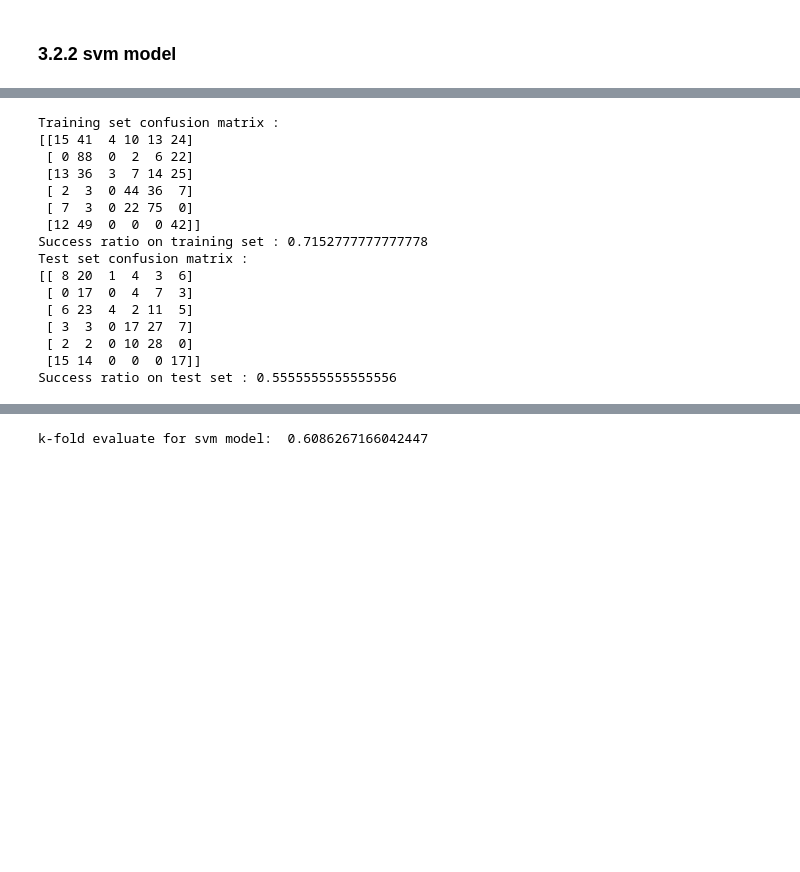
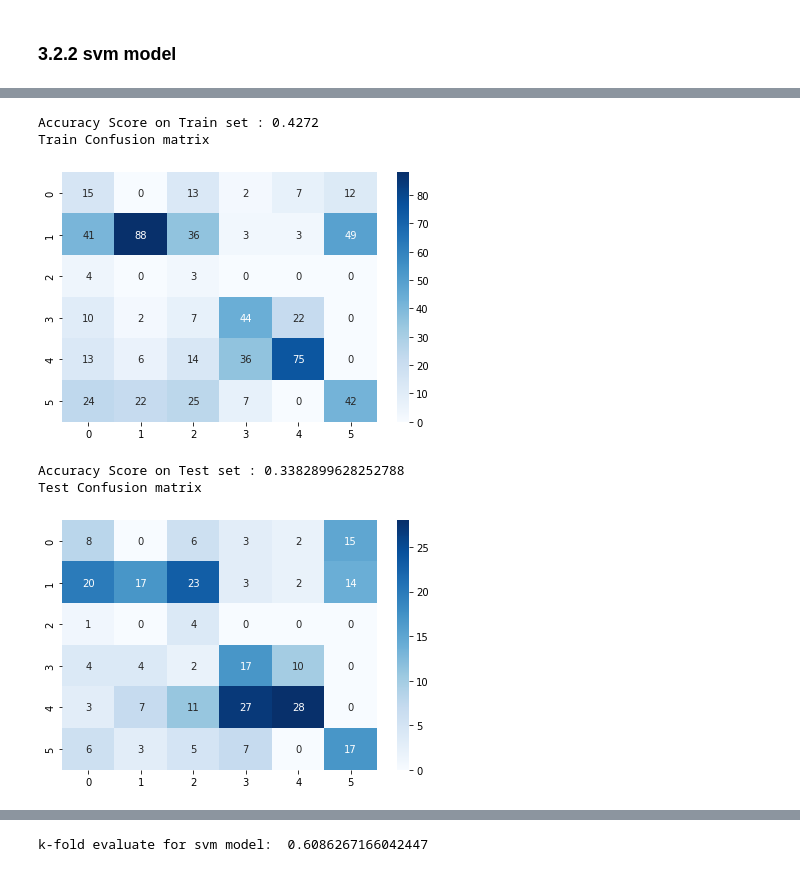
Before and after one commit to mvaghei78/data-mining-on-2021_Olympics, a Jupyter notebook: mining_on_2021_Olympics.ipynb, the cells around one changed output, grey strips where cells are left out. Drawn from its saved outputs; the diff is of its cells as text; code cells hidden in the pictures; blank space fills up the shorter version.

```diff
--- a/mining_on_2021_Olympics.ipynb
+++ b/mining_on_2021_Olympics.ipynb
@@ -1407,27 +1438,18 @@ Success ratio on test set : 0.5510204081632653
 # %%
 svm_clf = SVC(kernel='rbf')
 svm_clf = svm_clf.fit(X_train, y_train)
 
 y_test_pred = svm_clf.predict(X_test)
 y_train_pred = svm_clf.predict(X_train)
-print_confusion_matrix(y_train, y_train_pred, y_test, y_test_pred)
+plot_confusionmatrix(y_train_pred,y_train,dom='Train')
+plot_confusionmatrix(y_test_pred,y_test,dom='Test')
 # %% [output]
-Training set confusion matrix :
-[[15 41  4 10 13 24]
- [ 0 88  0  2  6 22]
- [13 36  3  7 14 25]
- [ 2  3  0 44 36  7]
- [ 7  3  0 22 75  0]
- [12 49  0  0  0 42]]
-Success ratio on training set : 0.7152777777777778
-Test set confusion matrix :
-[[ 8 20  1  4  3  6]
- [ 0 17  0  4  7  3]
- [ 6 23  4  2 11  5]
- [ 3  3  0 17 27  7]
- [ 2  2  0 10 28  0]
- [15 14  0  0  0 17]]
-Success ratio on test set : 0.5555555555555556
+Accuracy Score on Train set : 0.4272
+Train Confusion matrix
+[figure, added]
+Accuracy Score on Test set : 0.3382899628252788
+Test Confusion matrix
+[figure, added]
 # %%
 svm_clf = SVC(kernel='rbf', gamma = 'auto')
 svm_clf = svm_clf.fit(X_train, y_train)
```
Also changed, not shown: parts of 57 cells of this notebook, 1 other file.
